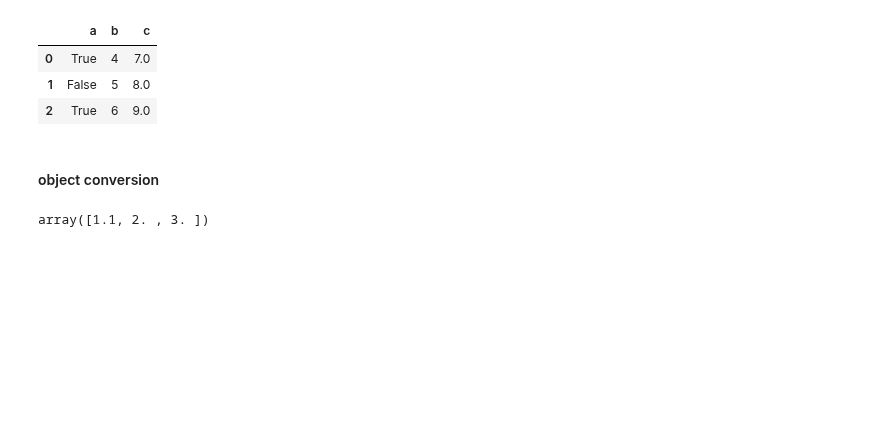
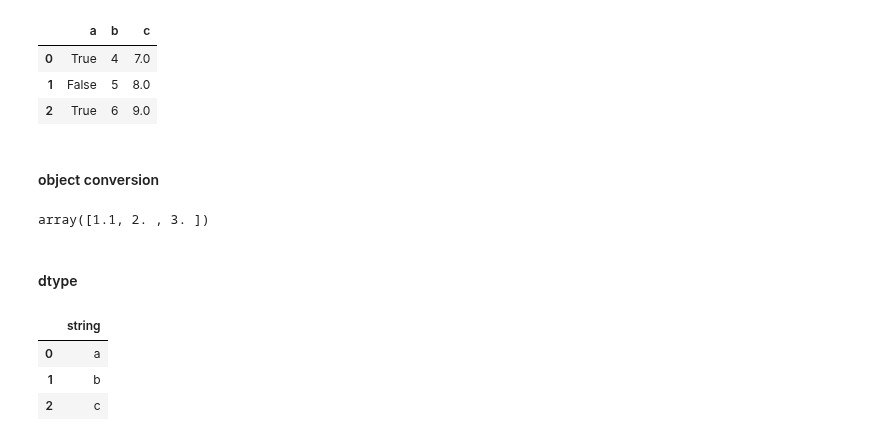
Before and after one commit to KumudithaSilva/pandas-data-science, a Jupyter notebook: Pandas.ipynb, the cells around one changed output. Drawn from its saved outputs; the diff is of its cells as text; code cells hidden in the pictures; blank space fills up the shorter version.

Commit message:
dtype

```diff
--- a/Pandas.ipynb
+++ b/Pandas.ipynb
@@ -788,3 +788,26 @@ m = ["1.1", 2, 3]
 pd.to_numeric(m)
 # %% [output]
 array([1.1, 2. , 3. ])
+# %% [markdown]
+#### dtype
+# %%
+df_dtype = pd.DataFrame(
+    {
+        "string": list("abc"),
+        "int64": list(range(1, 4)),
+        "uint8": np.arange(3, 6).astype("u1"),
+        "float64": np.arange(4.0, 7.0),
+        "bool1": [True, False, True],
+        "bool2": [False, True, False],
+        "dates": pd.date_range("now", periods=3),
+        "category": pd.Series(list("ABC")).astype("category"),
+    }
+)
+# %%
+# select columns based on their data type
+df_dtype.select_dtypes(include=["object"])
+# %% [output]
+|  | string |
+| 0 | a |
+| 1 | b |
+| 2 | c |
```
Also changed, not shown: parts of 27 cells of this notebook.
